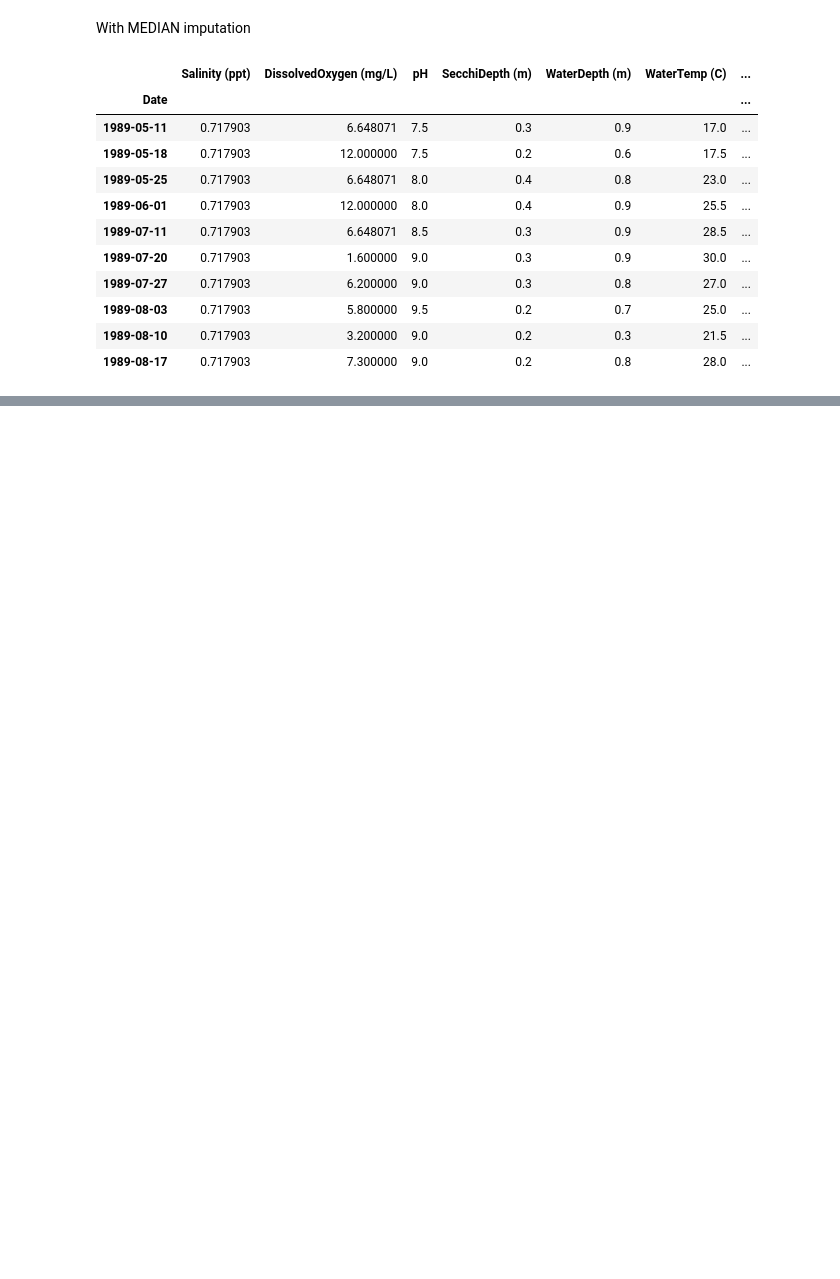
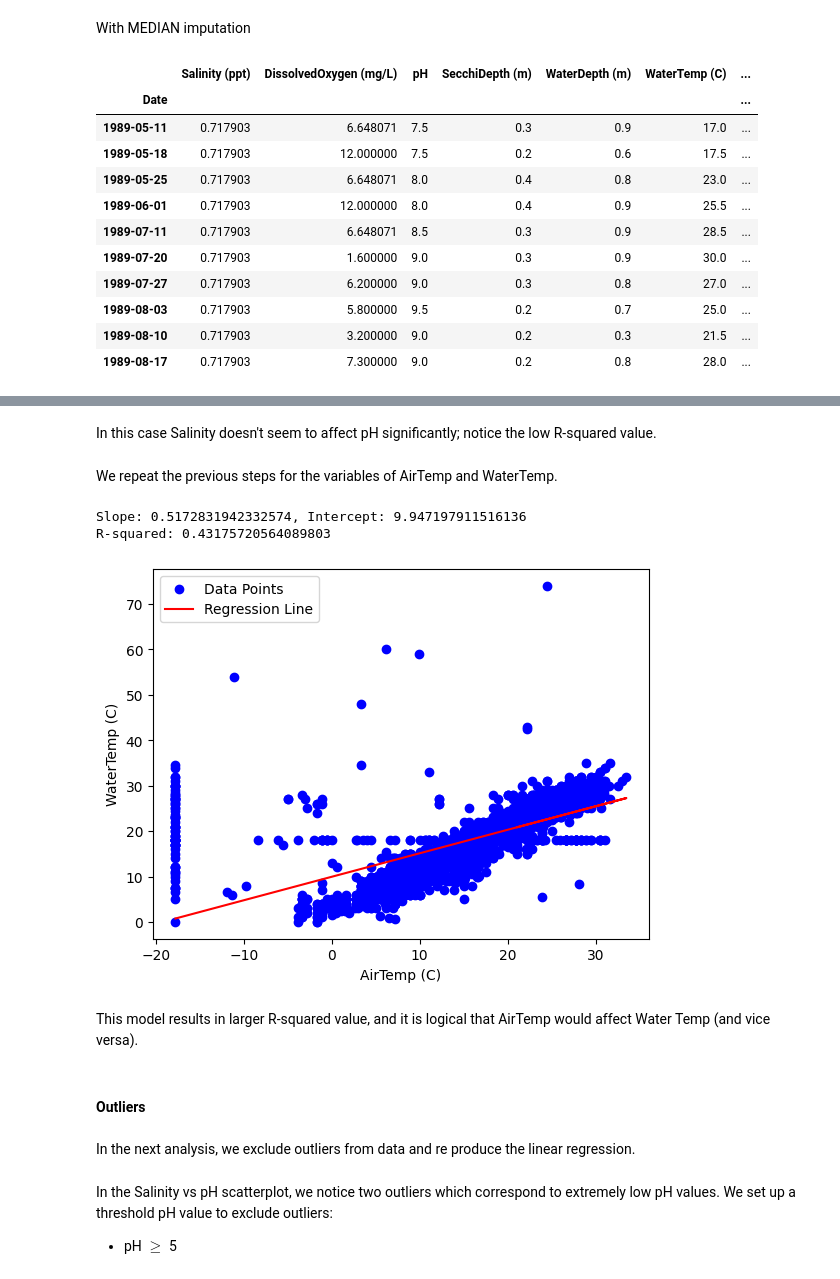
Before and after one commit to ch-1221-777/WaterQuality_EDA, a Jupyter notebook: waterquality-eda.ipynb, the cells around one changed output, grey strips where cells are left out. Drawn from its saved outputs; the diff is of its cells as text; code cells hidden in the pictures; blank space fills up the shorter version.

```diff
--- a/waterquality-eda.ipynb
+++ b/waterquality-eda.ipynb
@@ -313,0 +356,47 @@ pH                            0.283388                0.045207  1.000000
+# %% [markdown]
+In this case Salinity doesn't seem to affect pH significantly; notice the low R-squared value.
+# %% [markdown]
+We repeat the previous steps for the variables of AirTemp and WaterTemp.
+# %%
+X = df[['AirTemp (C)']]
+Y = df['WaterTemp (C)']
+
+# 1. Create and fit the linear regression model
+#    Fit model using a training set (subset of the data)
+model = LinearRegression()
+model.fit(X, Y)
+
+# 2. Make predictions
+Y_pred = model.predict(X)
+
+# 3. Get the slope and intercept of the linear regression line
+slope = model.coef_[0]
+intercept = model.intercept_
+print(f"Slope: {slope}, Intercept: {intercept}")
+
+# 4. Calculate the R-squared value
+r_squared = model.score(X, Y)
+print(f"R-squared: {r_squared}")
+
+# 5. Plot the data points and the regression line
+plt.scatter(X, Y, color='blue', label='Data Points')
+plt.plot(X, Y_pred, color='red', label='Regression Line')
+plt.xlabel('AirTemp (C)')
+plt.ylabel('WaterTemp (C)')
+#plt.title('Linear Regression with sklearn')
+plt.legend()
+plt.show()
+# %% [output]
+Slope: 0.5172831942332574, Intercept: 9.947197911516136
+R-squared: 0.43175720564089803
+[figure, added]
+# %% [markdown]
+This model results in larger R-squared value, and it is logical that AirTemp would affect Water Temp (and vice versa).
+# %% [markdown]
+#### Outliers
+# %% [markdown]
+In the next analysis, we exclude outliers from data and re produce the linear regression.
+# %% [markdown]
+
+In the Salinity vs pH scatterplot, we notice two outliers which correspond to extremely low pH values. We set up a threshold pH value to exclude outliers:
+* pH $\geq$ 5
```
Also changed, not shown: parts of 35 cells of this notebook.
